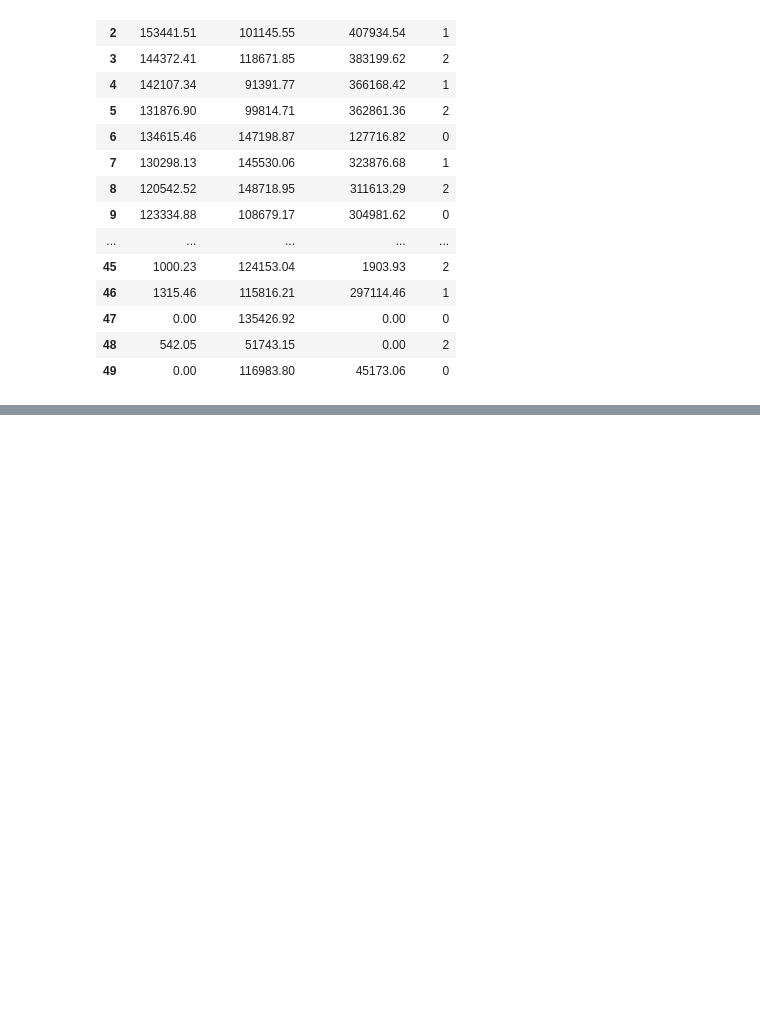
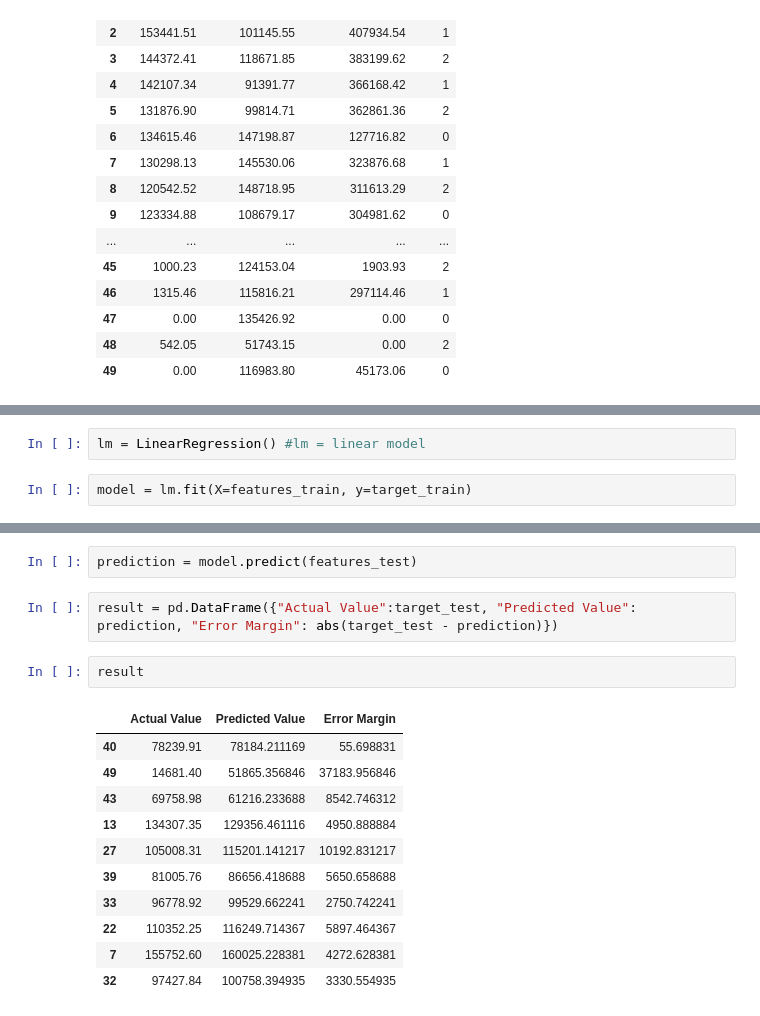
Before and after one commit to NG-Joseph/Special-Topics-Notebooks-and-Projects, a Jupyter notebook: Week 4/Machine Learning.ipynb, the cells around one changed output, grey strips where cells are left out. Saved outputs shown, nothing was run; the diff lists cells and outputs as text; blank space fills up the shorter version.

```diff
--- a/Week 4/Machine Learning.ipynb
+++ b/Week 4/Machine Learning.ipynb
@@ -143,0 +163,4 @@ features
+# %%
+lm = LinearRegression() #lm = linear model
+# %%
+model = lm.fit(X=features_train, y=target_train)
@@ -143,0 +185,18 @@ features
+# %%
+prediction = model.predict(features_test)
+# %%
+result = pd.DataFrame({"Actual Value":target_test, "Predicted Value": prediction, "Error Margin": abs(target_test - prediction)})
+# %%
+result
+# %% [output]
+|  | Actual Value | Predicted Value | Error Margin |
+| 40 | 78239.91 | 78184.211169 | 55.698831 |
+| 49 | 14681.40 | 51865.356846 | 37183.956846 |
+| 43 | 69758.98 | 61216.233688 | 8542.746312 |
+| 13 | 134307.35 | 129356.461116 | 4950.888884 |
+| 27 | 105008.31 | 115201.141217 | 10192.831217 |
+| 39 | 81005.76 | 86656.418688 | 5650.658688 |
+| 33 | 96778.92 | 99529.662241 | 2750.742241 |
+| 22 | 110352.25 | 116249.714367 | 5897.464367 |
+| 7 | 155752.60 | 160025.228381 | 4272.628381 |
+| 32 | 97427.84 | 100758.394935 | 3330.554935 |
```
Also changed, not shown: parts of 9 cells of this notebook.
